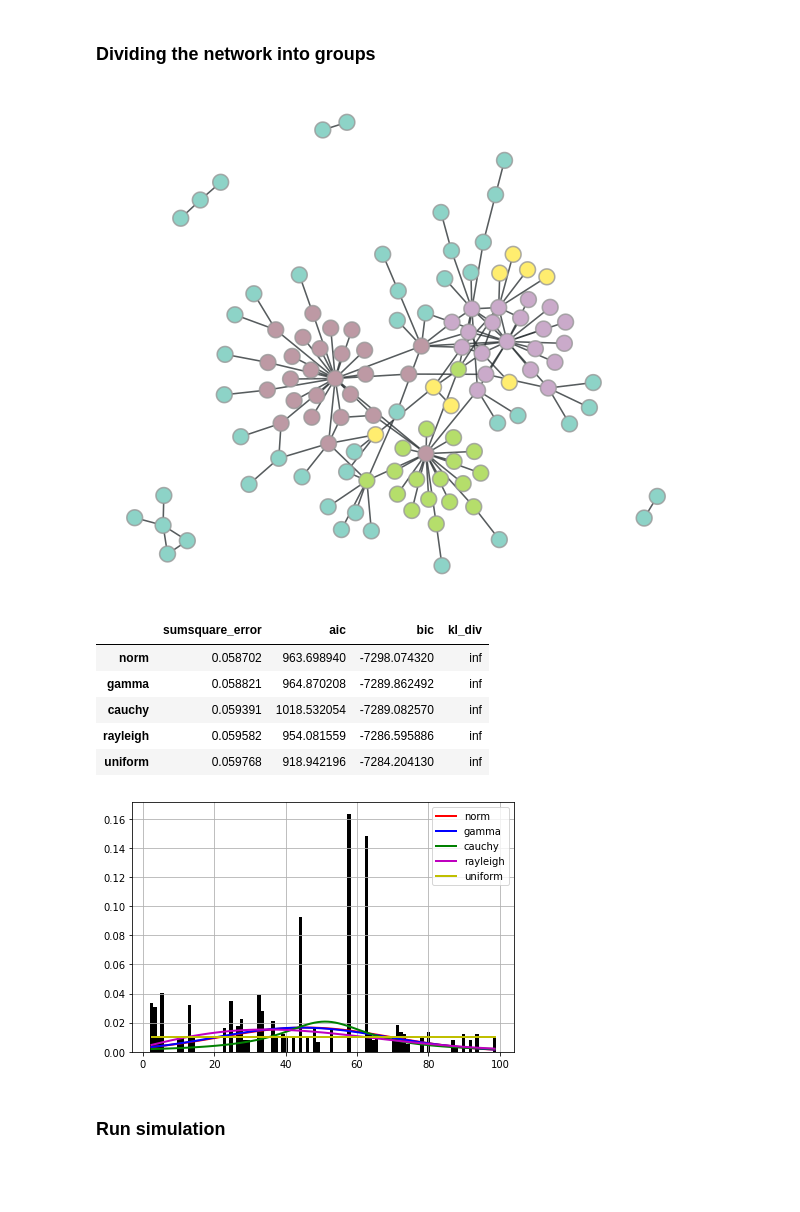
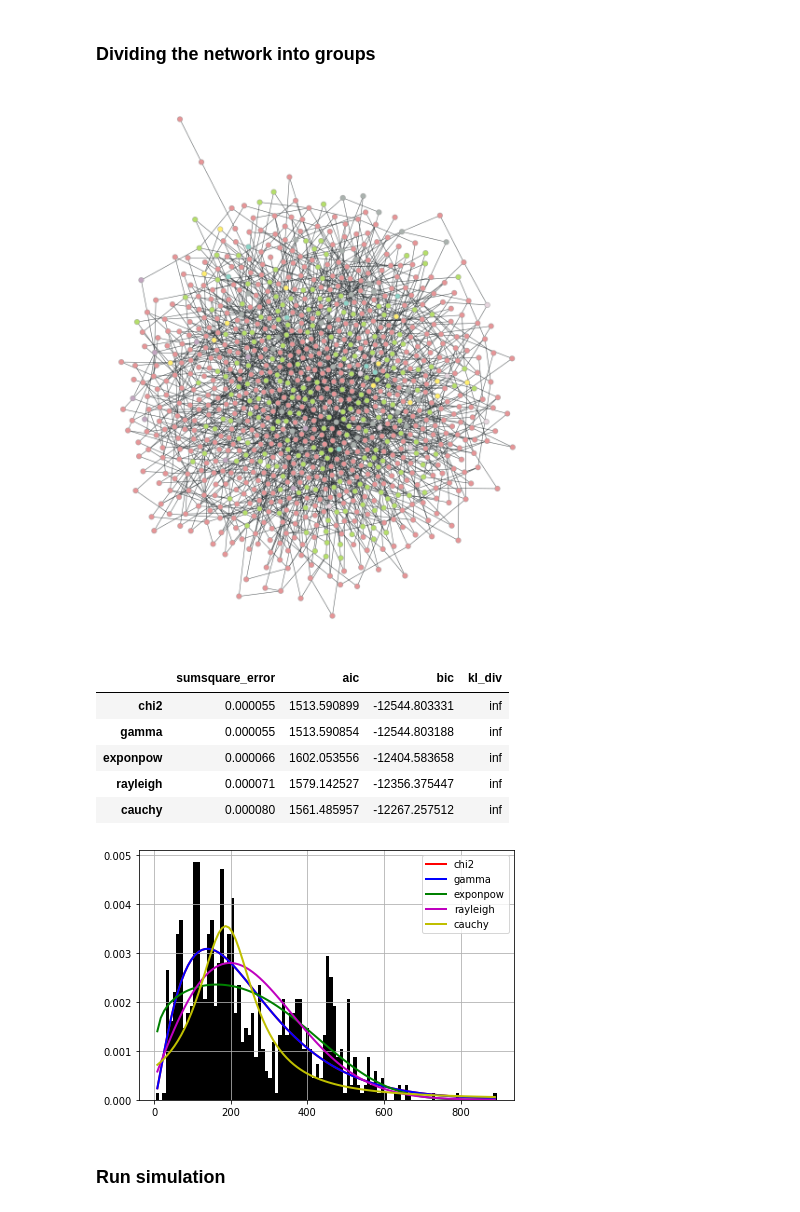
Before and after one commit to LouisWW/criminal_network_analysis, a Jupyter notebook: src/results/notebooks/Sim_mart_vaq_res.ipynb, the cells around one changed output. Saved outputs shown, nothing was run; the diff lists cells and outputs as text; code cells hidden in the pictures; blank space fills up the shorter version.

```diff
--- a/src/results/notebooks/Sim_mart_vaq_res.ipynb
+++ b/src/results/notebooks/Sim_mart_vaq_res.ipynb
@@ -42,6 +39,7 @@ IFrame("https://arxiv.org/pdf/2003.05303.pdf", width=1000, height=500)
 # %%
 # Get stats about network_obj
-nx_network = NetworkReader().get_data("montagna_calls")
+network_name= "montagna_calls"
+nx_network = NetworkReader().get_data(network_name)
 nk_network = NetworkConverter.nx_to_nk(nx_network)
 network_stats = NetworkStats(nk_network)
 network_stats.get_overview()
@@ -148,22 +143,20 @@ Likely underflow or overflow error: the optimal fit for this distribution gives
 ### Dividing the network into groups
 # %%
 # Dividing network into groups
-gt_network = NetworkConverter.nx_to_gt(nx_network)
-simulators = SimMartVaq(network=gt_network, ratio_honest=0.1, ratio_wolf=0.1)
-simulators.network = simulators.initialise_network(
-    network=simulators.network, n_new_edges=1
-)
+meta_sim = MetaSimulator(network_name=network_name,ratio_honest=0.8, ratio_wolf=0.1, n_new_edges=2)
+simulators = SimMartVaq(network=meta_sim.network)
+
 group_dict = simulators.select_multiple_communities(
     simulators.network, radius=2, min_grp=5, max_grp=6
 )
 color_code = simulators.network.new_vertex_property("int")
 simulators.network.vertex_properties["group_color"] = color_code
 for k, v in group_dict.items():
     for mbr in v:
         simulators.network.vp.group_color[simulators.network.vertex(mbr)] = k
 plotter.draw_network(simulators.network, color_vertex_property="group_color")
 # %% [output]
-[figure, old version]
+[figure, new version]
 # %%
 # Get distribution of the groups
 
@@ -190,12 +183,12 @@ f.fit()
 f.summary()
 # %% [output]
 |  | sumsquare_error | aic | bic | kl_div |
-| norm | 0.058702 | 963.698940 | -7298.074320 | inf |
-| gamma | 0.058821 | 964.870208 | -7289.862492 | inf |
-| cauchy | 0.059391 | 1018.532054 | -7289.082570 | inf |
-| rayleigh | 0.059582 | 954.081559 | -7286.595886 | inf |
-| uniform | 0.059768 | 918.942196 | -7284.204130 | inf |
+| chi2 | 0.000055 | 1513.590899 | -12544.803331 | inf |
+| gamma | 0.000055 | 1513.590854 | -12544.803188 | inf |
+| exponpow | 0.000066 | 1602.053556 | -12404.583658 | inf |
+| rayleigh | 0.000071 | 1579.142527 | -12356.375447 | inf |
+| cauchy | 0.000080 | 1561.485957 | -12267.257512 | inf |
-[figure, old version]
+[figure, new version]
 # %% [markdown]
 ### Run simulation
 # %%
```
Also changed, not shown: parts of 18 cells of this notebook, 4 other files.
